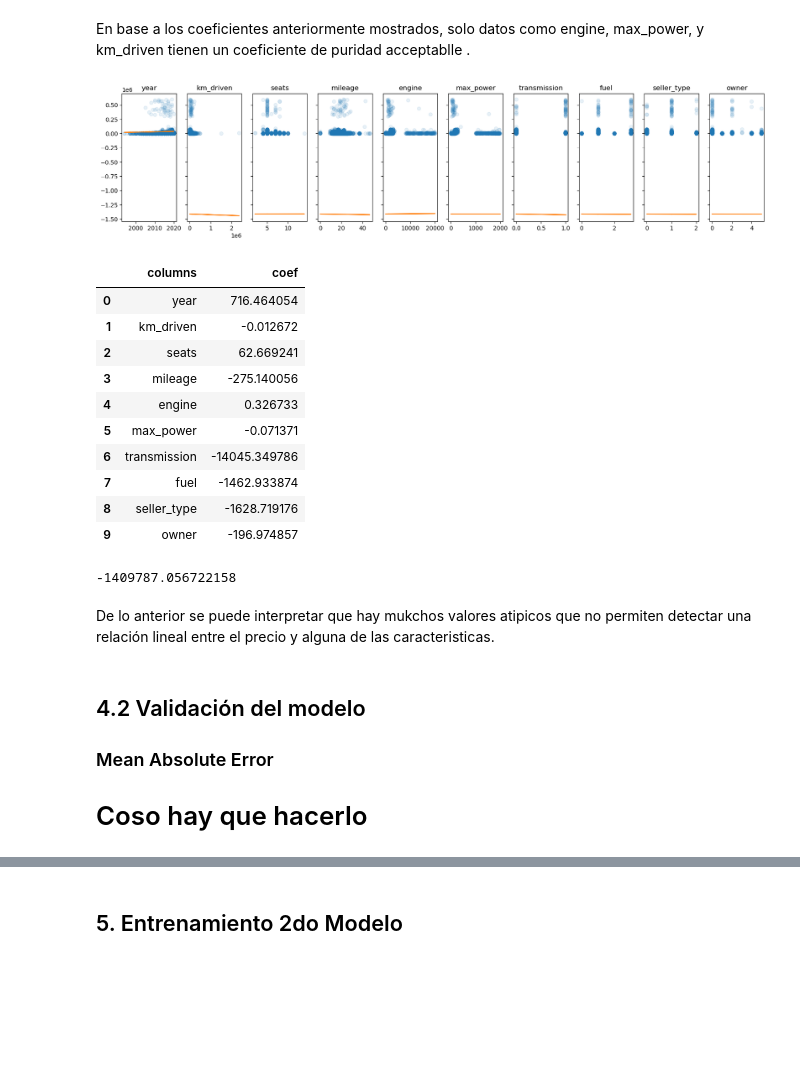
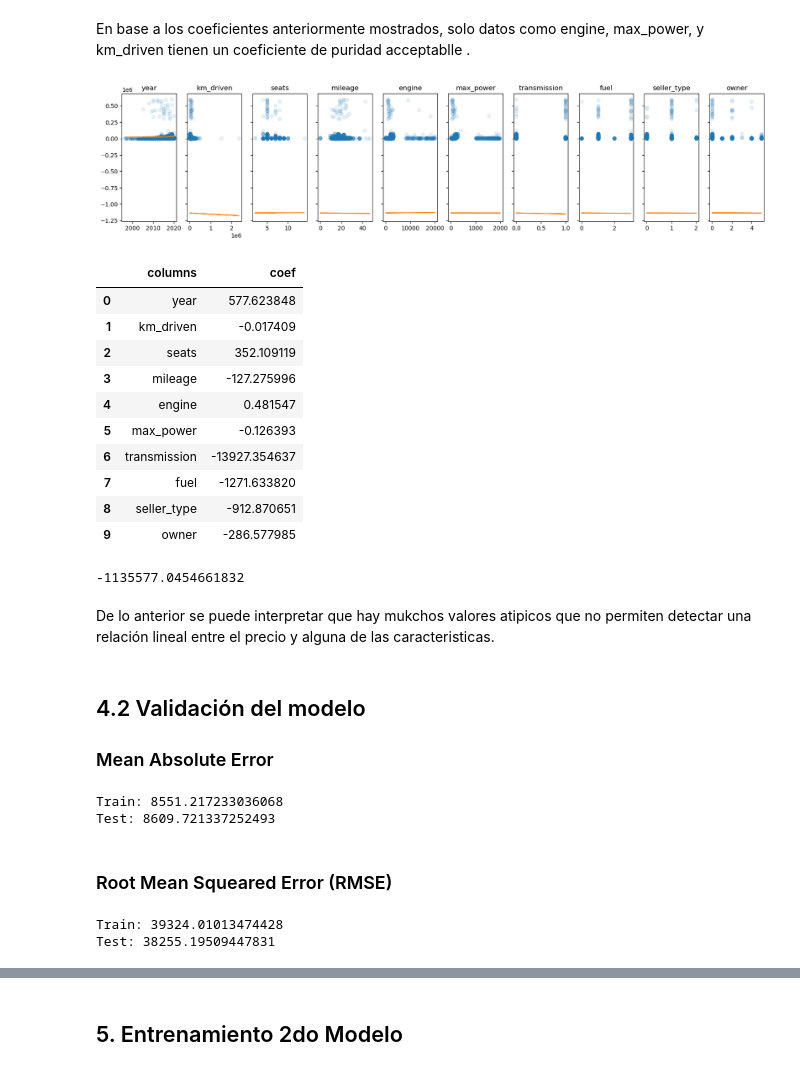
Before and after one commit to Paolaaaaaa/Lab2-Regresion, a Jupyter notebook: Regresion.ipynb, the cells around one changed output, grey strips where cells are left out. Drawn from its saved outputs; the diff is of its cells as text; code cells hidden in the pictures; blank space fills up the shorter version.

```diff
--- a/Regresion.ipynb
+++ b/Regresion.ipynb
@@ -143,6 +143,7 @@ plt.show()
 ## 3.Particionamiento del conjunto de datos.
 Separación datos x y y para entrenamiento y x y y para test.
 # %%
-X_train, y_train  = df_vehiculos_copy[variables_interes], df_vehiculos_copy['selling_price']
-X_train.shape, y_train.shape
+x_train, x_test, y_train,  y_test  = train_test_split(df_vehiculos_copy[variables_interes], df_vehiculos_copy['selling_price'], test_size=0.3, random_state=1)
+x_train.shape, y_train.shape
+x_test.shape, y_test.shape
 # %% [output]
@@ -158,7 +159,7 @@ X_test.shape
 Para este primer modelo solo se va a remplazar los valores nulos a la media  de todos los datos.
 # %%
 regression = LinearRegression()
-regression.fit(X_train, y_train)
+regression.fit(x_train, y_train)
 # %% [output]
 LinearRegression()
 # %% [markdown]
@@ -168,39 +169,52 @@ En base a los coeficientes anteriormente mostrados, solo datos como engine, max_
 # %%
 f, axs = plt.subplots(1, len(variables_interes), sharey = True, figsize = (20, 4))
 
 for i in range(len(variables_interes)):
     col = variables_interes[i]
-    x = X_train[col]
+    x = x_train[col]
     m = regression.coef_[i]
     b = regression.intercept_
 
     axs[i].plot(x, y_train, 'o', alpha = 0.1)
     axs[i].plot(x, x * m + b)
     axs[i].set_title(col)
 plt.show()
 # %% [output]
-[figure, old version]
+[figure, new version]
 # %%
 pd.DataFrame({'columns': variables_interes, 'coef': regression.coef_})
 # %% [output]
 |  | columns | coef |
-| 0 | year | 716.464054 |
-| 1 | km_driven | -0.012672 |
-| 2 | seats | 62.669241 |
-| 3 | mileage | -275.140056 |
-| 4 | engine | 0.326733 |
-| 5 | max_power | -0.071371 |
-| 6 | transmission | -14045.349786 |
-| 7 | fuel | -1462.933874 |
-| 8 | seller_type | -1628.719176 |
-| 9 | owner | -196.974857 |
+| 0 | year | 577.623848 |
+| 1 | km_driven | -0.017409 |
+| 2 | seats | 352.109119 |
+| 3 | mileage | -127.275996 |
+| 4 | engine | 0.481547 |
+| 5 | max_power | -0.126393 |
+| 6 | transmission | -13927.354637 |
+| 7 | fuel | -1271.633820 |
+| 8 | seller_type | -912.870651 |
+| 9 | owner | -286.577985 |
 # %%
 regression.intercept_
 # %% [output]
--1409787.056722158
+-1135577.0454661832
 # %% [markdown]
 De lo anterior se puede interpretar que hay mukchos valores atipicos que no permiten detectar una relación lineal entre el precio y alguna de las caracteristicas.
 # %% [markdown]
 ## 4.2 Validación del modelo
 ### Mean Absolute Error
-# Coso hay que hacerlo
+# %%
+print('Train:', mean_absolute_error(y_train, regression.predict(x_train)))
+print('Test:', mean_absolute_error(y_test, regression.predict(x_test)))
+# %% [output]
+Train: 8551.217233036068
+Test: 8609.721337252493
+# %% [markdown]
+### Root Mean Squeared Error (RMSE)
+# %%
+ print('Train:', np.sqrt(mean_squared_error(y_train, regression.predict(x_train))))
+print('Test:', np.sqrt(mean_squared_error(y_test, regression.predict(x_test))))
+# %% [output]
+Train: 39324.01013474428
+Test: 38255.19509447831
```
Also changed, not shown: parts of 22 cells of this notebook.
